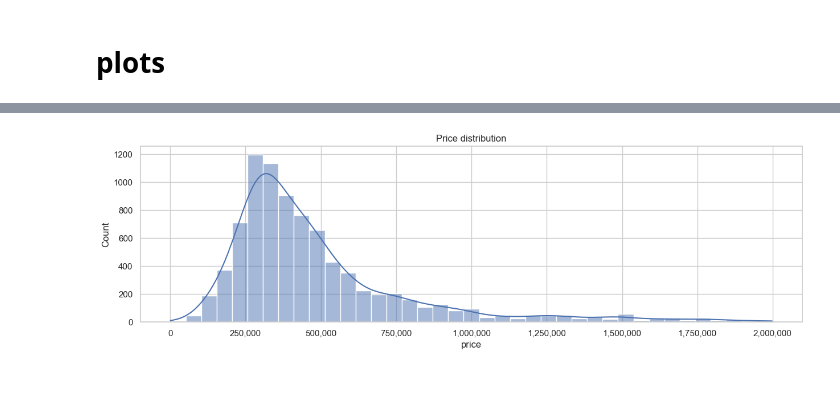
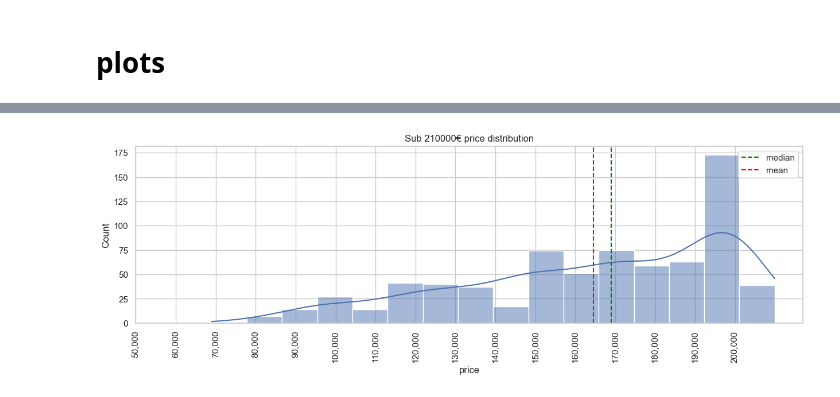
Before and after one commit to sueszli/will-wohnen, a Jupyter notebook: analysis.ipynb, the cells around one changed output, grey strips where cells are left out. Cells and saved outputs as stored; diff of their text form; code cells hidden in the pictures.

```diff
--- a/analysis.ipynb
+++ b/analysis.ipynb
@@ -99,20 +130,25 @@ plt.show()
 # %%
 copy = df.copy()
 
 # remove outliers
-minval = copy["price"].min()
-maxval = 2_000_000
+minval = 50_000
+maxval = 210_000
 copy = copy[copy["price"] > minval]
 copy = copy[copy["price"] < maxval]
 
 # set step size
-step = 50_000
+step = 10_000
 num_buckets = int((maxval - minval) // step)
 
 plt.figure(figsize=(15, 4))
 sns.histplot(copy["price"], bins=num_buckets, kde=True)
 plt.gca().get_xaxis().set_major_formatter(plt.FuncFormatter(lambda x, _: format(int(x), ',')))
-plt.title("Price distribution")
+plt.xticks(np.arange(minval, maxval, step), rotation=90)
+plt.title(f"Sub {maxval}€ price distribution")
+
+plt.axvline(copy["price"].median(), color="green", linestyle="--", label="median")
+plt.axvline(copy["price"].mean(), color="red", linestyle="--", label="mean")
+plt.legend(loc='upper right')
 plt.show()
 # %% [output]
-[figure, old version]
+[figure, new version]
```
Also changed, not shown: parts of 4 cells of this notebook, 1 other file.
